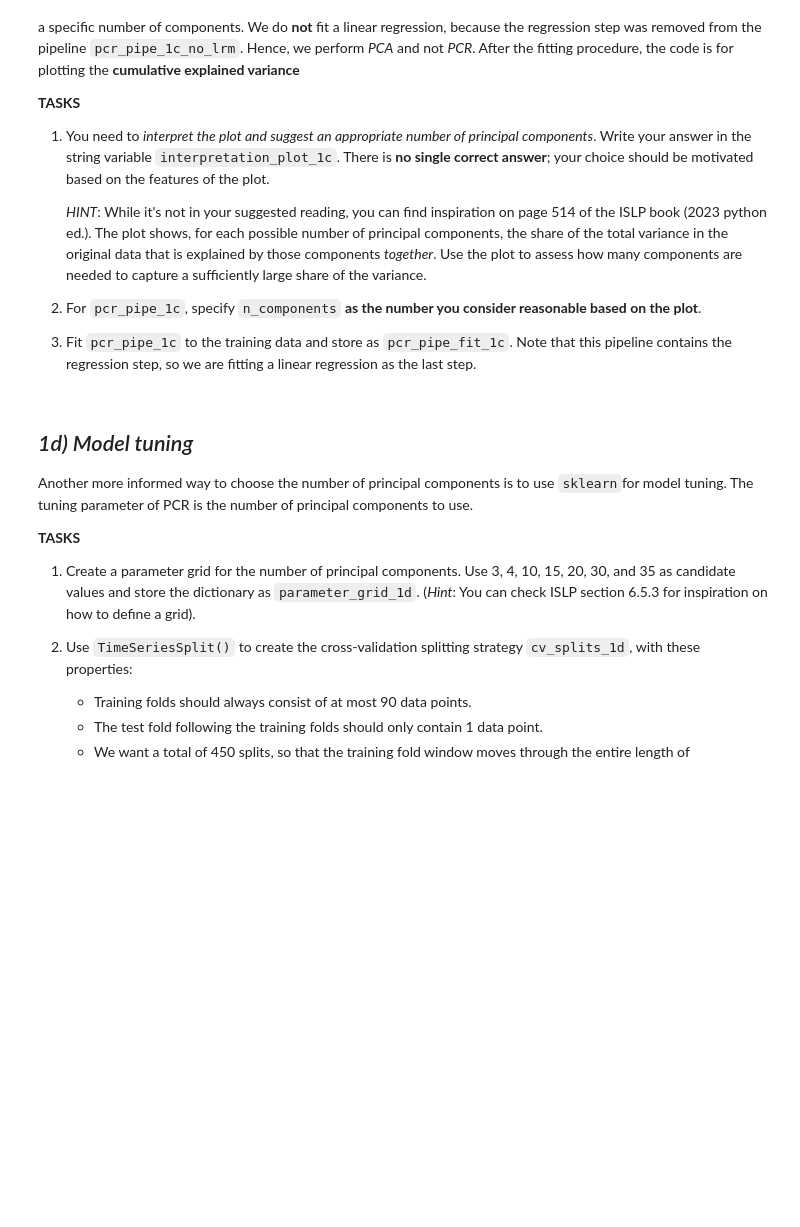
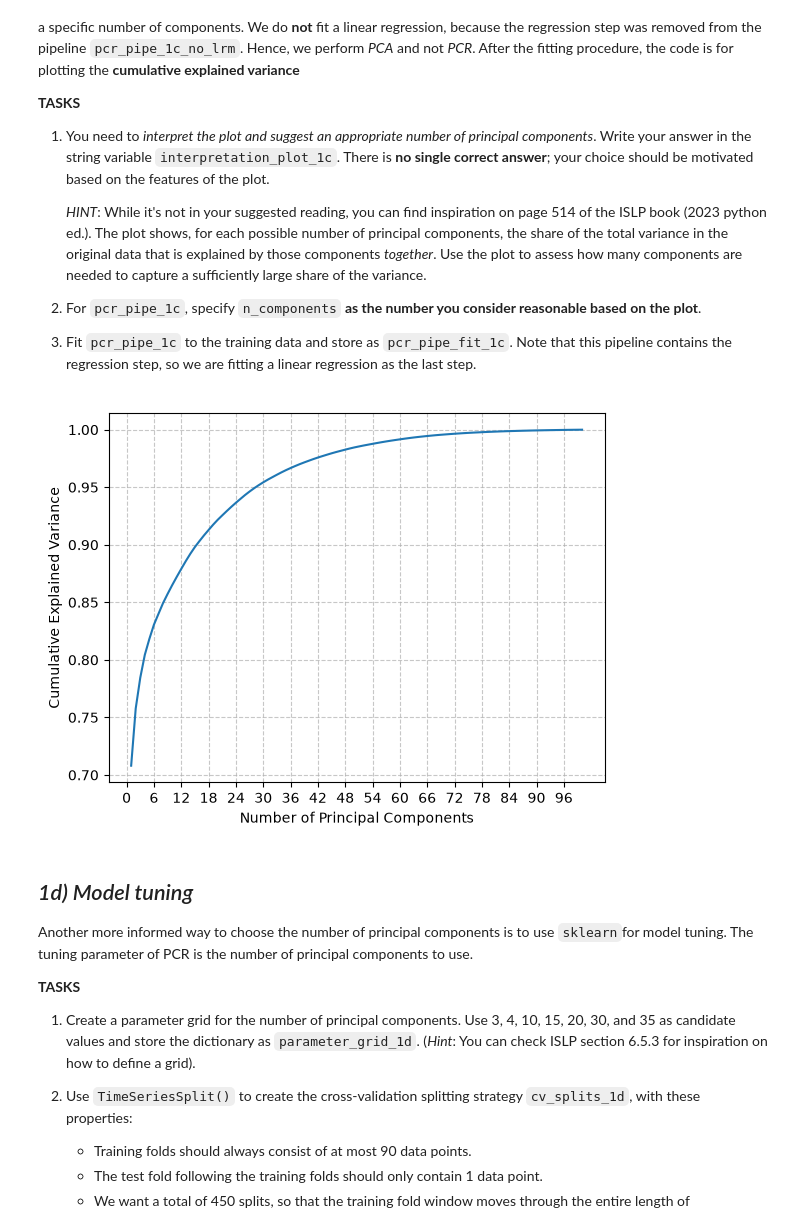
Before and after one commit to vpercap-rg/ML-from-a-Regression-Perpective, a Jupyter notebook: assignments/Assignment_2_template-1.ipynb, the cells around one changed output. Saved outputs shown, nothing was run; the diff lists cells and outputs as text; code cells hidden in the pictures; blank space fills up the shorter version.

```diff
--- a/assignments/Assignment_2_template-1.ipynb
+++ b/assignments/Assignment_2_template-1.ipynb
@@ -93,12 +94,12 @@ from sklearn.pipeline import Pipeline
 from sklearn.base import clone
 
 # 1.
-standardizer_1b = ??
-pca_1b = ??
-lm_1b = ??
+standardizer_1b = StandardScaler()
+pca_1b = PCA()
+lm_1b = LinearRegression()
 
 # 2.
-pcr_pipe = Pipeline(steps = [(??), (??), (??)])
+pcr_pipe = Pipeline(steps = [('scaler', standardizer_1b), ('pca', pca_1b), ('lm', lm_1b)])
 
 # Do not change the 5 lines below (see the note above)
 pcr_pipe_1b = clone(pcr_pipe)
@@ -108,10 +109,10 @@ pcr_pipe_1d = clone(pcr_pipe)
 pcr_pipe_1e_no_pca = clone(Pipeline([pcr_pipe.steps[0], pcr_pipe.steps[2]]))
 
 # 3.
-pcr_pipe_1b.??(pca__n_components = ??)
+pcr_pipe_1b.set_params(pca__n_components = 5)
 
 # 4.
-pcr_pipe_fit_1b  = ??.fit(X = ??, y = ??)  # we will use this pipeline later
+pcr_pipe_fit_1b  = pcr_pipe_1b.fit(X = portfolios_train, y = mkt_ret_12m_train)  # we will use this pipeline later
 # %% [markdown]
 ## 1c) Cumulative explained variance
 
@@ -131,24 +132,25 @@ In the first code chunk I ask you to not modify things. Here, we standardize the
 # %%
 # Do not change any of the lines below
 pcr_pipe_1c_no_lrm.fit(portfolios_train)
 pca_1c = pcr_pipe_1c_no_lrm.named_steps['pca']
 
 n_components = np.arange(1, len(pca_1c.explained_variance_ratio_) + 1)
 plt.plot(n_components, np.cumsum(pca_1c.explained_variance_ratio_))
 plt.xlabel('Number of Principal Components')
 plt.ylabel('Cumulative Explained Variance')
 plt.grid(True, linestyle = "--", alpha = 0.7)
 plt.xticks(np.arange(0, len(pca_1c.explained_variance_ratio_) + 1, 6))
 plt.show()
 
 # 1.
-interpretation_plot_1c = """ ?? """
-
+interpretation_plot_1c = """ I have chosen to use 6 principal components, the reason for this is that by introducing one component, we are basically explaining 71 of the variance, so the 5 additionals are added to capture the second structure, up to around 83 percent which seems a reasonable share to retain """
 # 2.
-pcr_pipe_1c.??(pca__n_components = ??)
+pcr_pipe_1c.set_params(pca__n_components = 6)
 
 # 3
-pcr_pipe_fit_1c  = ??.fit(X = ??, y = ??)  # we will use this pipeline later
+pcr_pipe_fit_1c  = pcr_pipe_1c.fit(X = portfolios_train, y = mkt_ret_12m_train)  # we will use this pipeline later
+# %% [output]
+[figure, added]
 # %% [markdown]
 ## *1d) Model tuning*
 
```
Also changed, not shown: parts of 9 cells of this notebook, 1 other file.
